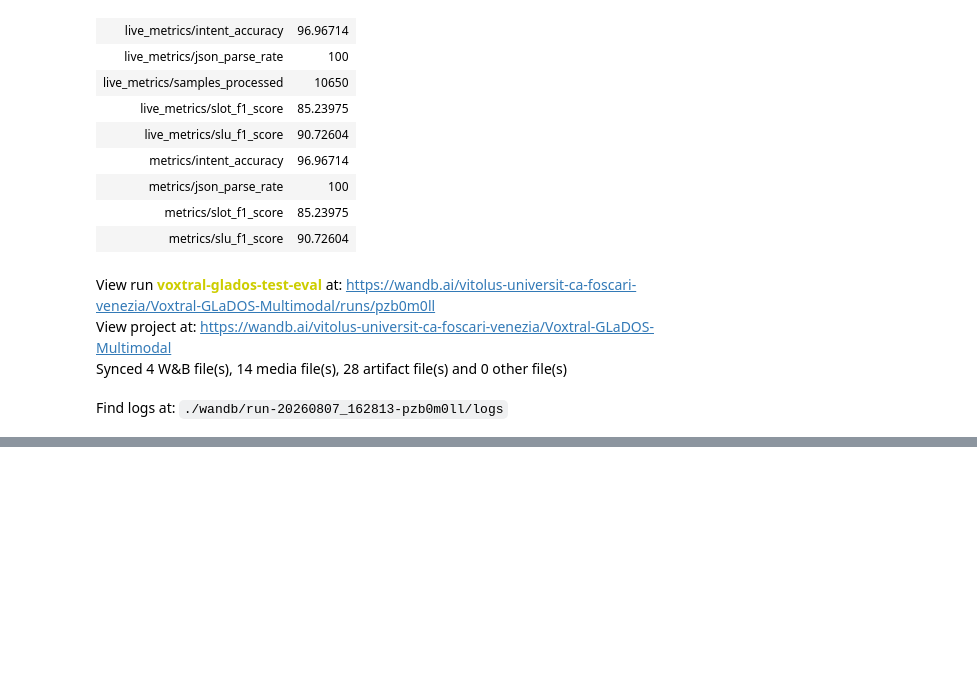
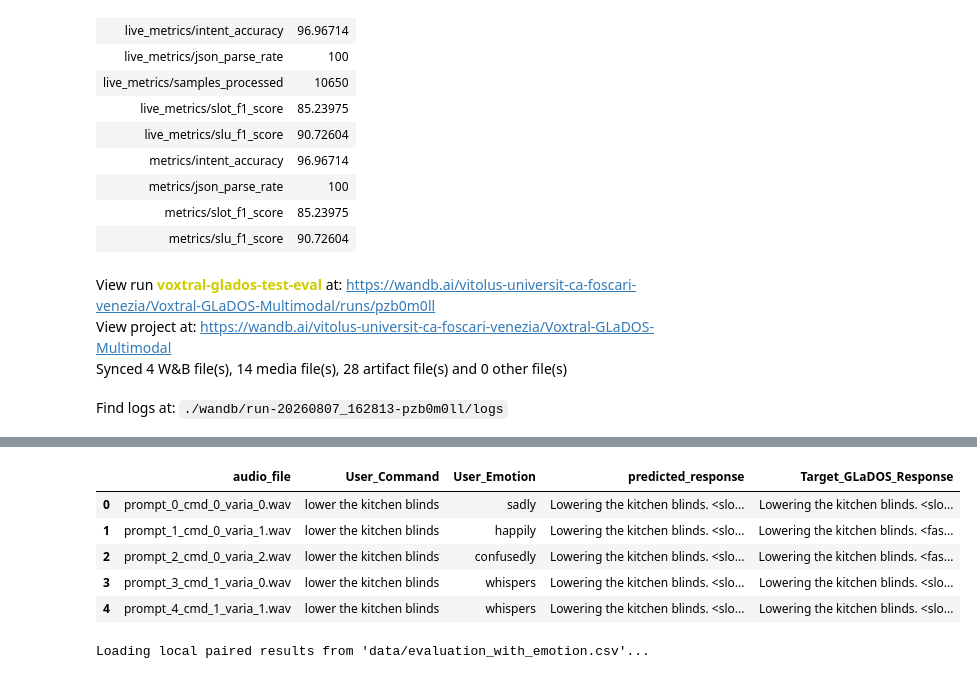
Before and after one commit to Vitolus/Thesis-MSc, a Jupyter notebook: qlora_evaluation.ipynb, the cells around one changed output, grey strips where cells are left out. Cells and saved outputs as stored; diff of their text form; code cells hidden in the pictures; blank space fills up the shorter version.

Commit message:
enhance qlora_evaluation.ipynb with programmatic evaluation metrics, including p-PRS, BLEU-4, and ROUGE-L; add NLTK for text processing and improve logging for evaluation results

```diff
--- a/qlora_evaluation.ipynb
+++ b/qlora_evaluation.ipynb
@@ -421,0 +445,69 @@ Find logs at: ./wandb/run-20260807_162813-pzb0m0ll/logs
+# %%
+fewshot_path = "data/evaluation_fewshot.csv"
+ground_truth_final_path = "data/multimodal_ground_truth_test_final.csv"
+output_aligned_path = "data/evaluation_with_emotion.csv"
+# Verify required files exist before initiating merge
+if not os.path.exists(fewshot_path):
+    print(f"Warning: Few-shot predictions file '{fewshot_path}' not found.")
+elif not os.path.exists(ground_truth_final_path):
+    print(f"Warning: Ground-truth final file '{ground_truth_final_path}' not found.")
+else:
+    # Load dataframes
+    df_fewshot = pd.read_csv(fewshot_path)
+    df_gt = pd.read_csv(ground_truth_final_path)
+    # Extract prompt_id from the audio filename to guarantee a 1-to-1 unique join
+    def extract_prompt_id(audio_path):
+        if pd.isna(audio_path):
+            return None
+        match = re.search(r'prompt_(\d+)', str(audio_path))
+        return int(match.group(1)) if match else None
+    df_fewshot['prompt_id'] = df_fewshot['audio_file'].apply(extract_prompt_id)
+    # Drop rows where prompt_id couldn't be extracted
+    initial_len = len(df_fewshot)
+    df_fewshot = df_fewshot.dropna(subset=['prompt_id'])
+    df_fewshot['prompt_id'] = df_fewshot['prompt_id'].astype(int)
+    if len(df_fewshot) != initial_len:
+        print(f"Dropped {initial_len - len(df_fewshot)} rows where 'prompt_id' could not be parsed.")
+    # Ensure prompt_id is also an integer in the ground truth
+    df_gt['prompt_id'] = df_gt['prompt_id'].astype(int)
+    # Merge predictions with the ground-truth final file using the unique prompt_id
+    # We do a left merge to preserve all generated predictions
+    df_final_aligned = pd.merge(
+        df_fewshot,
+        df_gt[['prompt_id', 'User_Command', 'User_Emotion', 'Target_GLaDOS_Response', 'Judge_Score']],
+        on='prompt_id',
+        how='left'
+    ).rename(columns={'Judge_Score': 'Target_Judge_Score'})
+    # Keep only fully aligned evaluation pairs (where ground truths exist)
+    df_final_aligned = df_final_aligned.dropna(
+        subset=['User_Emotion', 'predicted_response', 'Target_GLaDOS_Response']
+    )
+    # Save the output containing all critical columns: prompt_id, audio_file, predicted_response,
+    # User_Command, User_Emotion, Target_GLaDOS_Response, and Target_Judge_Score
+    df_final_aligned.to_csv(output_aligned_path, index=False)
+    # Preview aligned columns
+    display(df_final_aligned[['audio_file', 'User_Command', 'User_Emotion', 'predicted_response', 'Target_GLaDOS_Response']].head())
+# %% [output]
+|  | audio_file | User_Command | User_Emotion | predicted_response | Target_GLaDOS_Response |
+| 0 | prompt_0_cmd_0_varia_0.wav | lower the kitchen blinds | sadly | Lowering the kitchen blinds. <slo... | Lowering the kitchen blinds. <slo... |
+| 1 | prompt_1_cmd_0_varia_1.wav | lower the kitchen blinds | happily | Lowering the kitchen blinds. <slo... | Lowering the kitchen blinds. <fas... |
+| 2 | prompt_2_cmd_0_varia_2.wav | lower the kitchen blinds | confusedly | Lowering the kitchen blinds. <slo... | Lowering the kitchen blinds. <fas... |
+| 3 | prompt_3_cmd_1_varia_0.wav | lower the kitchen blinds | whispers | Lowering the kitchen blinds. <slo... | Lowering the kitchen blinds. <slo... |
+| 4 | prompt_4_cmd_1_varia_1.wav | lower the kitchen blinds | whispers | Lowering the kitchen blinds. <slo... | Lowering the kitchen blinds. <slo... |
+# %%
+csv_path = "data/evaluation_with_emotion.csv"
+if os.path.exists(csv_path):
+    print(f"Loading local paired results from '{csv_path}'...")
+    df_eval = pd.read_csv(csv_path)
+    # Pre-clean missing text outputs
+    df_eval = df_eval.dropna(subset=['predicted_response', 'Target_GLaDOS_Response'])
+    predictions = df_eval['predicted_response'].fillna("").tolist()
+    references = df_eval['Target_GLaDOS_Response'].fillna("").tolist()
+    emotions = df_eval['User_Emotion'].fillna("neutrally").tolist()
+    commands = df_eval['User_Command'].fillna("").tolist()
+    if 'Target_Judge_Score' in df_eval.columns:
+        target_judge_scores = df_eval['Target_Judge_Score'].fillna(8.0).tolist()
+    else:
+        target_judge_scores = [8.0] * len(predictions)
+# %% [output]
+Loading local paired results from 'data/evaluation_with_emotion.csv'...
```
Also changed, not shown: parts of 9 cells of this notebook.
